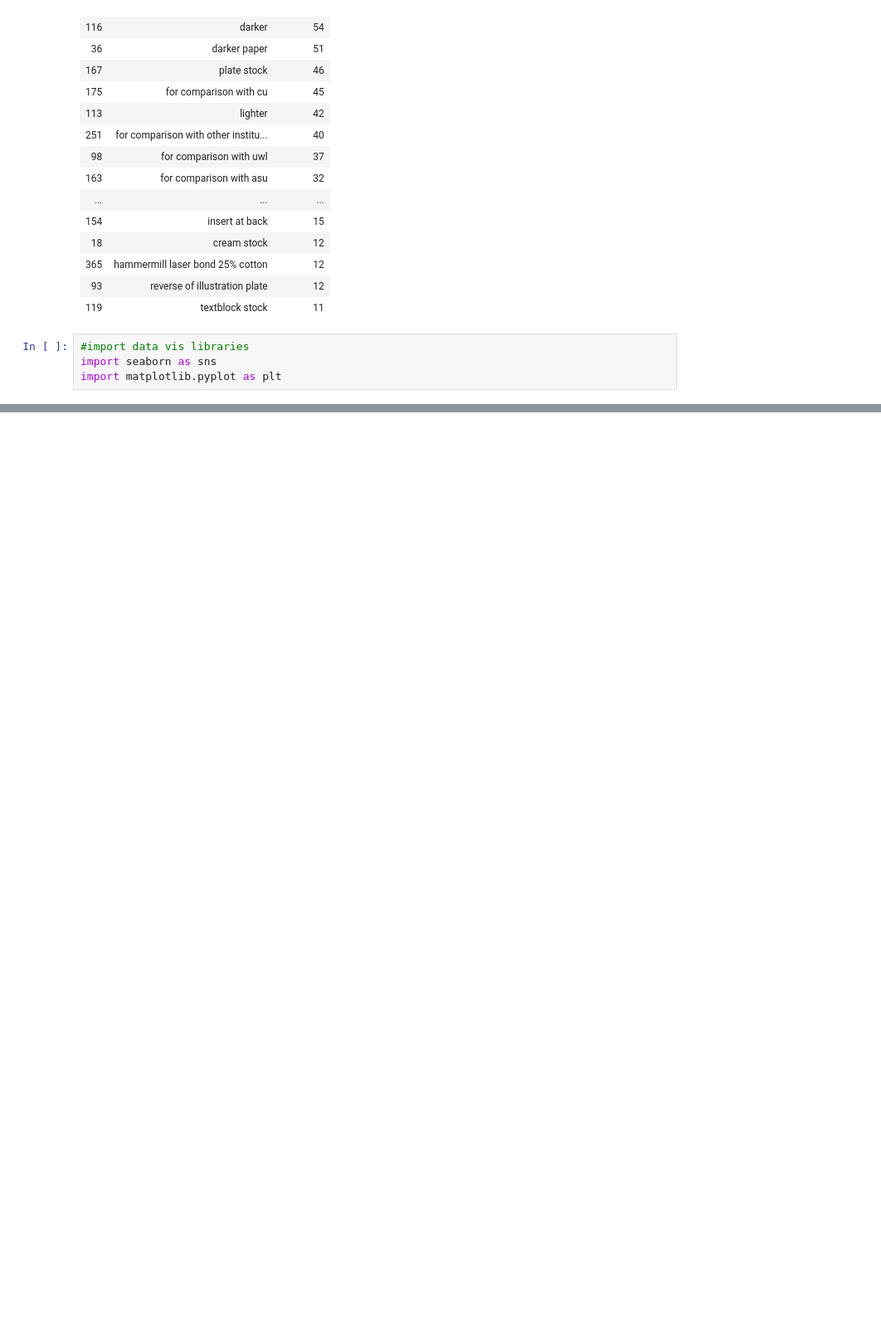
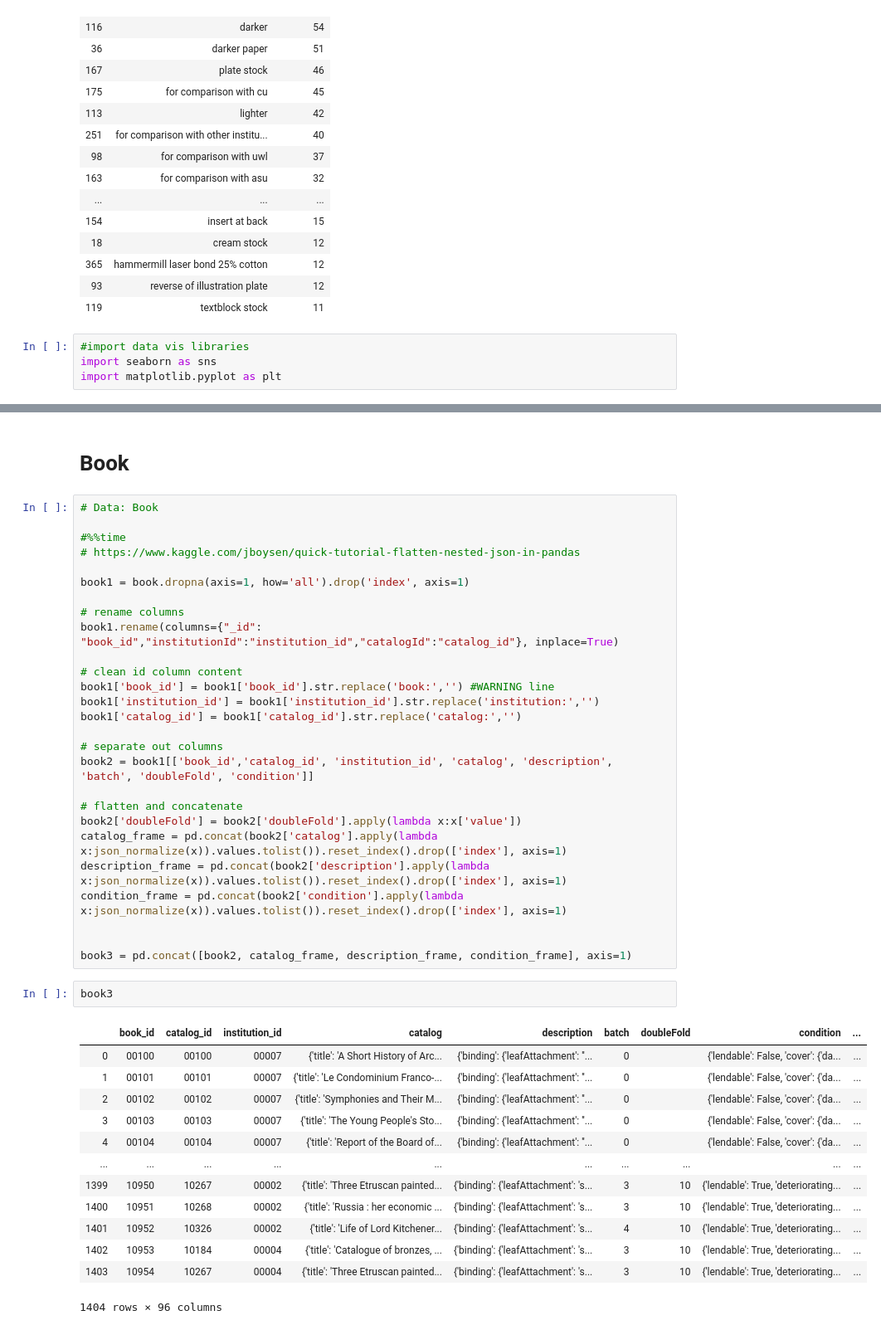
Before and after one commit to hujingc/umsi_loc_anc, a Jupyter notebook: initial_data_visualizations.ipynb, the cells around one changed output, grey strips where cells are left out. Shown at 83% size. Drawn from its saved outputs; the diff is of its cells as text; blank space fills up the shorter version.

Commit message:
uploaded book df

```diff
--- a/initial_data_visualizations.ipynb
+++ b/initial_data_visualizations.ipynb
@@ -255,0 +262,45 @@ plt.show()
+# %% [markdown]
+# Book
+# %%
+# Data: Book
+
+#%%time
+# https://www.kaggle.com/jboysen/quick-tutorial-flatten-nested-json-in-pandas
+
+book1 = book.dropna(axis=1, how='all').drop('index', axis=1)
+
+# rename columns
+book1.rename(columns={"_id": "book_id","institutionId":"institution_id","catalogId":"catalog_id"}, inplace=True)
+
+# clean id column content
+book1['book_id'] = book1['book_id'].str.replace('book:','') #WARNING line
+book1['institution_id'] = book1['institution_id'].str.replace('institution:','')
+book1['catalog_id'] = book1['catalog_id'].str.replace('catalog:','')
+
+# separate out columns
+book2 = book1[['book_id','catalog_id', 'institution_id', 'catalog', 'description', 'batch', 'doubleFold', 'condition']]
+
+# flatten and concatenate
+book2['doubleFold'] = book2['doubleFold'].apply(lambda x:x['value'])
+catalog_frame = pd.concat(book2['catalog'].apply(lambda x:json_normalize(x)).values.tolist()).reset_index().drop(['index'], axis=1)
+description_frame = pd.concat(book2['description'].apply(lambda x:json_normalize(x)).values.tolist()).reset_index().drop(['index'], axis=1)
+condition_frame = pd.concat(book2['condition'].apply(lambda x:json_normalize(x)).values.tolist()).reset_index().drop(['index'], axis=1)
+
+
+book3 = pd.concat([book2, catalog_frame, description_frame, condition_frame], axis=1)
+# %%
+book3
+# %% [output]
+|  | book_id | catalog_id | institution_id | catalog | description | batch | doubleFold | condition | ... |
+| 0 | 00100 | 00100 | 00007 | {'title': 'A Short History of Arc... | {'binding': {'leafAttachment': ''... | 0 |  | {'lendable': False, 'cover': {'da... | ... |
+| 1 | 00101 | 00101 | 00007 | {'title': 'Le Condominium Franco-... | {'binding': {'leafAttachment': ''... | 0 |  | {'lendable': False, 'cover': {'da... | ... |
+| 2 | 00102 | 00102 | 00007 | {'title': 'Symphonies and Their M... | {'binding': {'leafAttachment': ''... | 0 |  | {'lendable': False, 'cover': {'da... | ... |
+| 3 | 00103 | 00103 | 00007 | {'title': 'The Young People's Sto... | {'binding': {'leafAttachment': ''... | 0 |  | {'lendable': False, 'cover': {'da... | ... |
+| 4 | 00104 | 00104 | 00007 | {'title': 'Report of the Board of... | {'binding': {'leafAttachment': ''... | 0 |  | {'lendable': False, 'cover': {'da... | ... |
+| ... | ... | ... | ... | ... | ... | ... | ... | ... | ... |
+| 1399 | 10950 | 10267 | 00002 | {'title': 'Three Etruscan painted... | {'binding': {'leafAttachment': 's... | 3 | 10 | {'lendable': True, 'deteriorating... | ... |
+| 1400 | 10951 | 10268 | 00002 | {'title': 'Russia : her economic ... | {'binding': {'leafAttachment': 's... | 3 | 10 | {'lendable': True, 'deteriorating... | ... |
+| 1401 | 10952 | 10326 | 00002 | {'title': 'Life of Lord Kitchener... | {'binding': {'leafAttachment': 's... | 4 | 10 | {'lendable': True, 'deteriorating... | ... |
+| 1402 | 10953 | 10184 | 00004 | {'title': 'Catalogue of bronzes, ... | {'binding': {'leafAttachment': 's... | 3 | 10 | {'lendable': True, 'deteriorating... | ... |
+| 1403 | 10954 | 10267 | 00004 | {'title': 'Three Etruscan painted... | {'binding': {'leafAttachment': 's... | 3 | 10 | {'lendable': True, 'deteriorating... | ... |
+1404 rows × 96 columns
```
Also changed, not shown: parts of 11 cells of this notebook.
